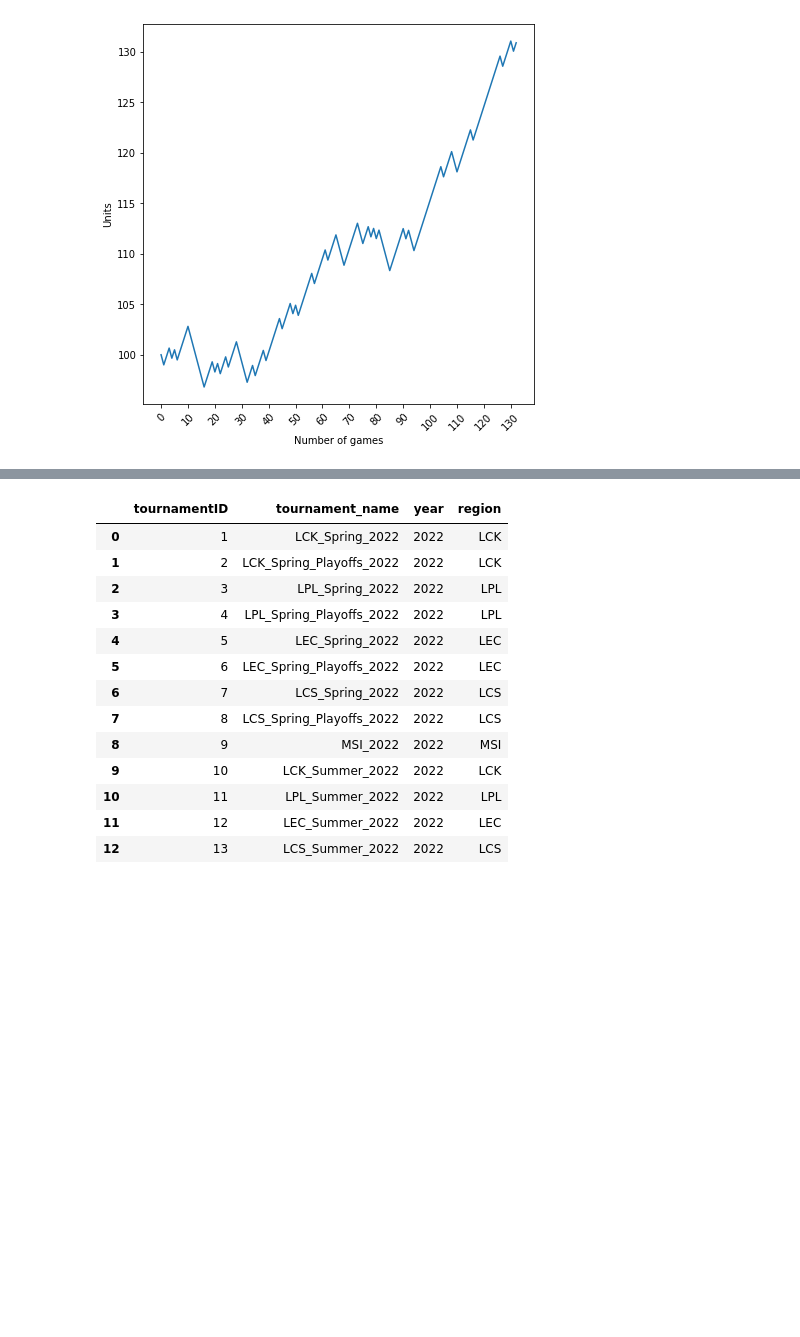
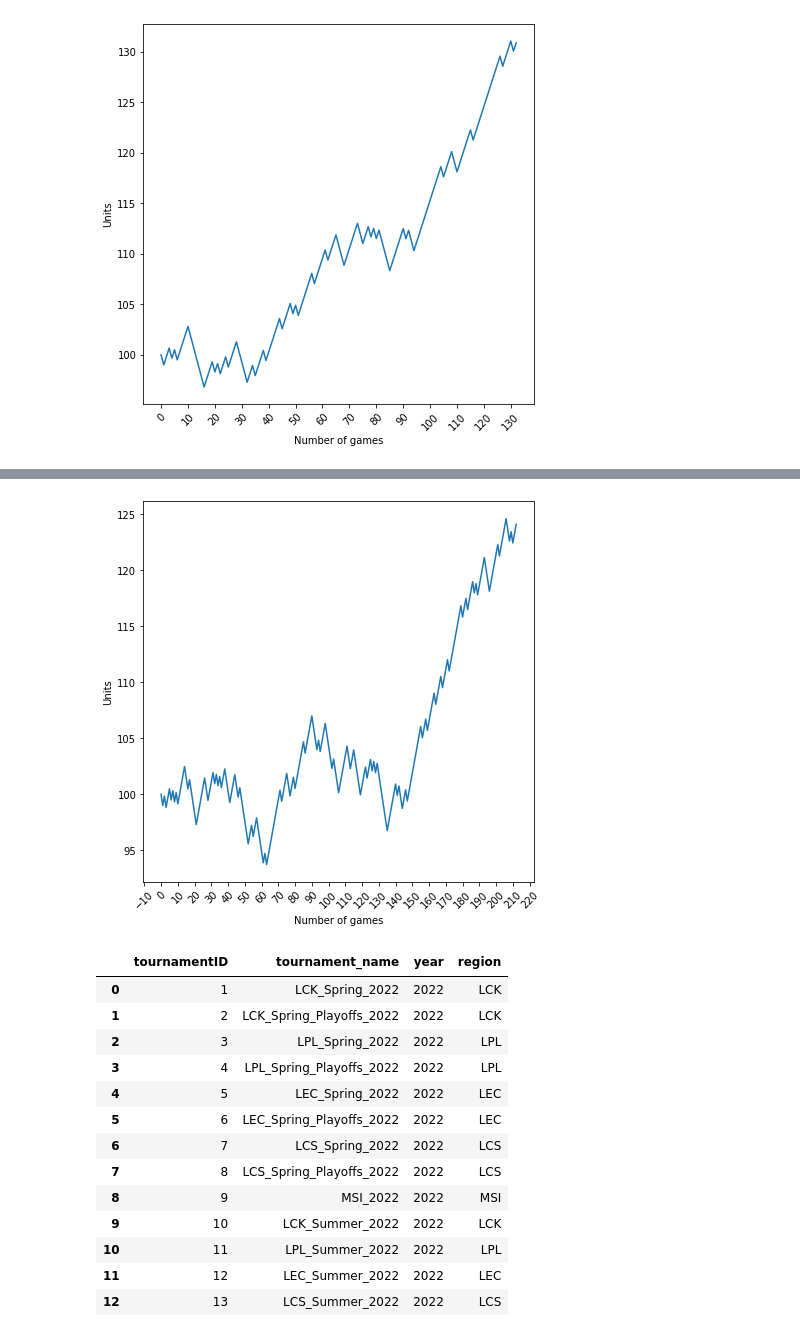
Before and after one commit to overlordLoki/lolz-server, a Jupyter notebook: playAround.ipynb, the cells around one changed output, grey strips where cells are left out. Cells and saved outputs as stored; diff of their text form; code cells hidden in the pictures; blank space fills up the shorter version.

```diff
--- a/playAround.ipynb
+++ b/playAround.ipynb
@@ -10,6 +10,6 @@ all_keys = ['banList','isFirstOfMatch','isLastOfMatch','isSecondOfMatch','isNotF
 all_bet_types = ['kills','dragons','barons','tower','gameTime']
 keys = []
 betTypes = ['kills']
-df_top10, count = bs.bestKeysSim(df_testing, keys,betTypes)
+df_top10_keys, count = bs.bestKeysSim(df_testing, keys,betTypes)
 print(f'number of sims done: {str(count)}')
 # %% [output]
@@ -58,3 +45,13 @@ df_avg
+# %%
+fig = plt.figure(figsize=(7,7))
+ax = fig.add_subplot(111)
+ax.plot(df_top10_keys['unitsovertime'][1])
+ax.set_xlabel('Number of games')
+ax.set_ylabel('Units')
+ax.xaxis.set_major_locator(ticker.MultipleLocator(10))
+ax.tick_params(axis='x', rotation=45)
+# %% [output]
+[figure, added]
 # %%
 df_numbers = pd.read_sql_query('SELECT * FROM tournaments', db.engine)
 df_numbers
```
Also changed, not shown: parts of 6 cells of this notebook, 3 other files.
